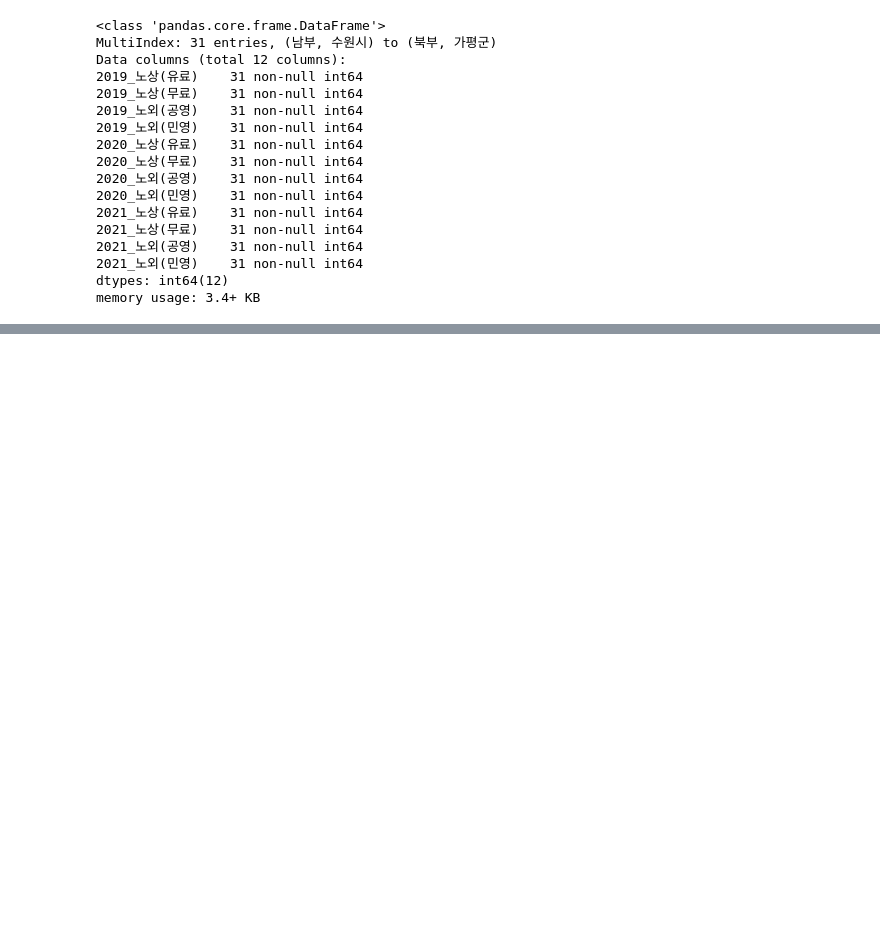
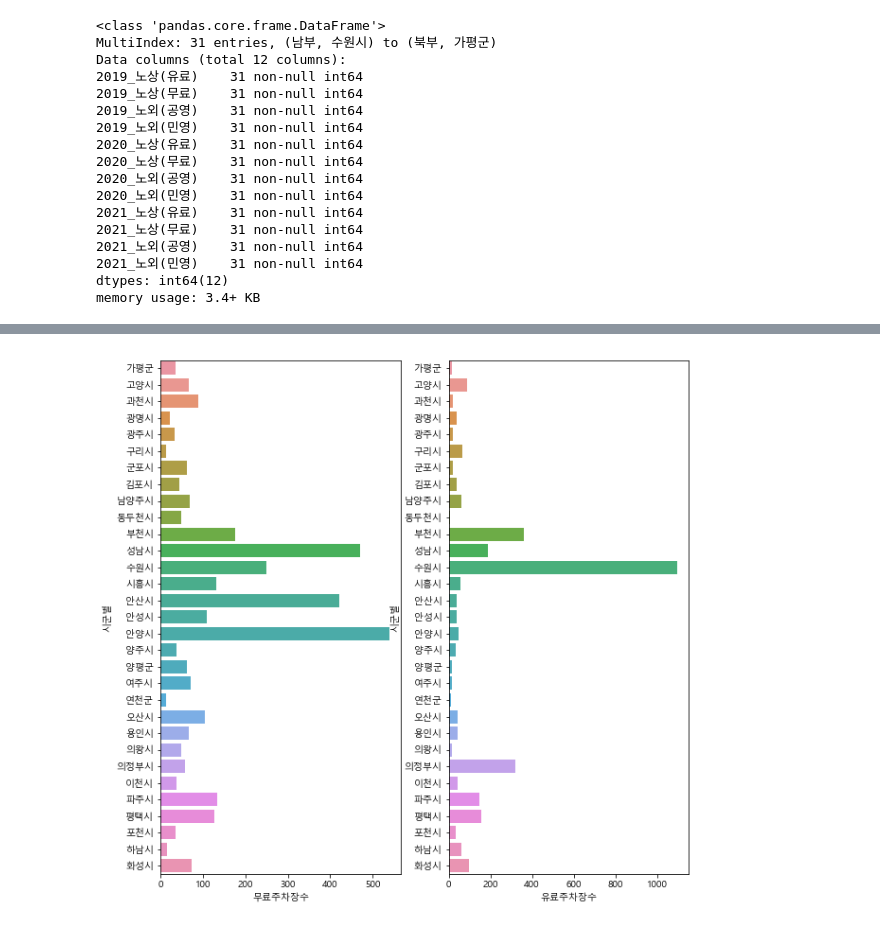
Before and after one commit to SANGHEEZZANG/GGpark, a Jupyter notebook: 경기도주차장수.ipynb, the cells around one changed output, grey strips where cells are left out. Cells and saved outputs as stored; diff of their text form; code cells hidden in the pictures; blank space fills up the shorter version.

```diff
--- a/경기도주차장수.ipynb
+++ b/경기도주차장수.ipynb
@@ -271,0 +314,7 @@ df7.to_csv('ggpark2.csv',encoding='cp949')
+# %%
+df8 = df7.groupby(level="시군별")[['2021_노상(무료)','2021_노외(공영)','2021_노상(유료)','2021_노외(민영)']].sum()
+# %%
+df8['무료주차장수'] = df8['2021_노상(무료)'] + df8['2021_노외(공영)']
+df8['유료주차장수'] = df8['2021_노상(유료)'] + df8['2021_노외(민영)']
+# %%
+df9 = df8[['무료주차장수','유료주차장수']]
@@ -489,0 +346,9 @@ df7
+# %%
+df10 = df9.reset_index()
+# %%
+fig, ax = plt.subplots(ncols=2,figsize=(10,10))
+sns.barplot(x='무료주차장수',y='시군별',data=df10,orient='h',ax=ax[0])
+sns.barplot(x='유료주차장수',y='시군별',data=df10,orient='h',ax=ax[1])
+plt.show()
+# %% [output]
+[figure, added]
```
Also changed, not shown: parts of 21 cells of this notebook.
